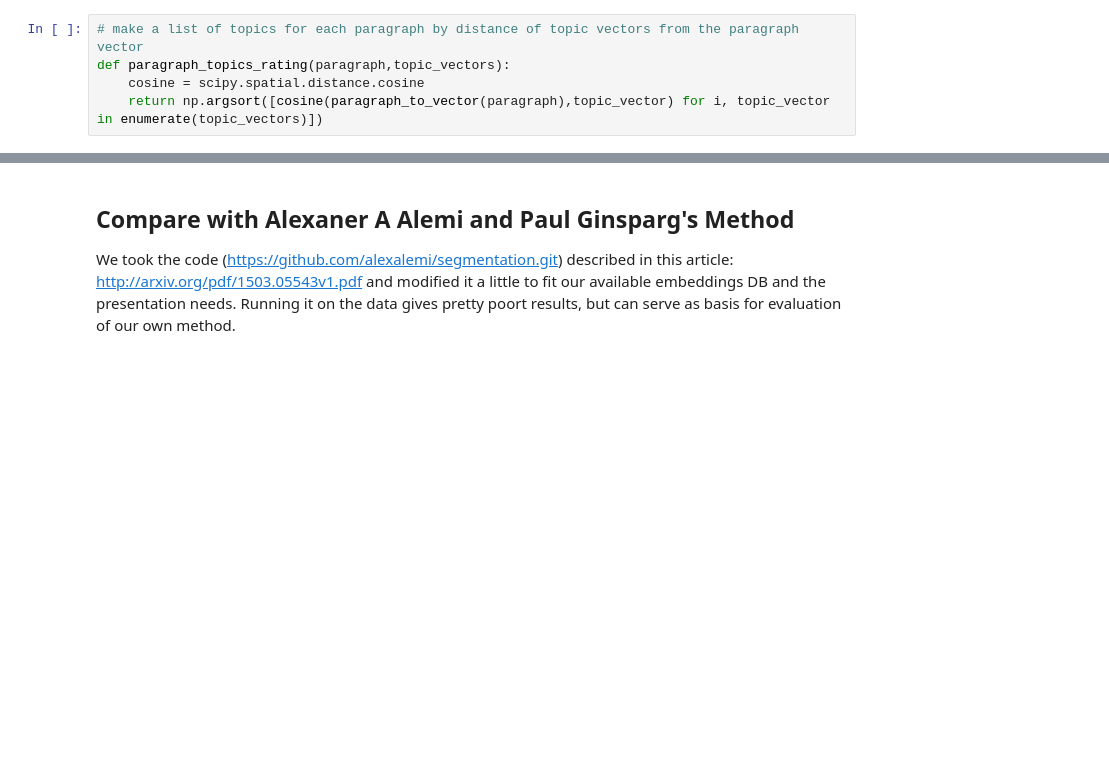
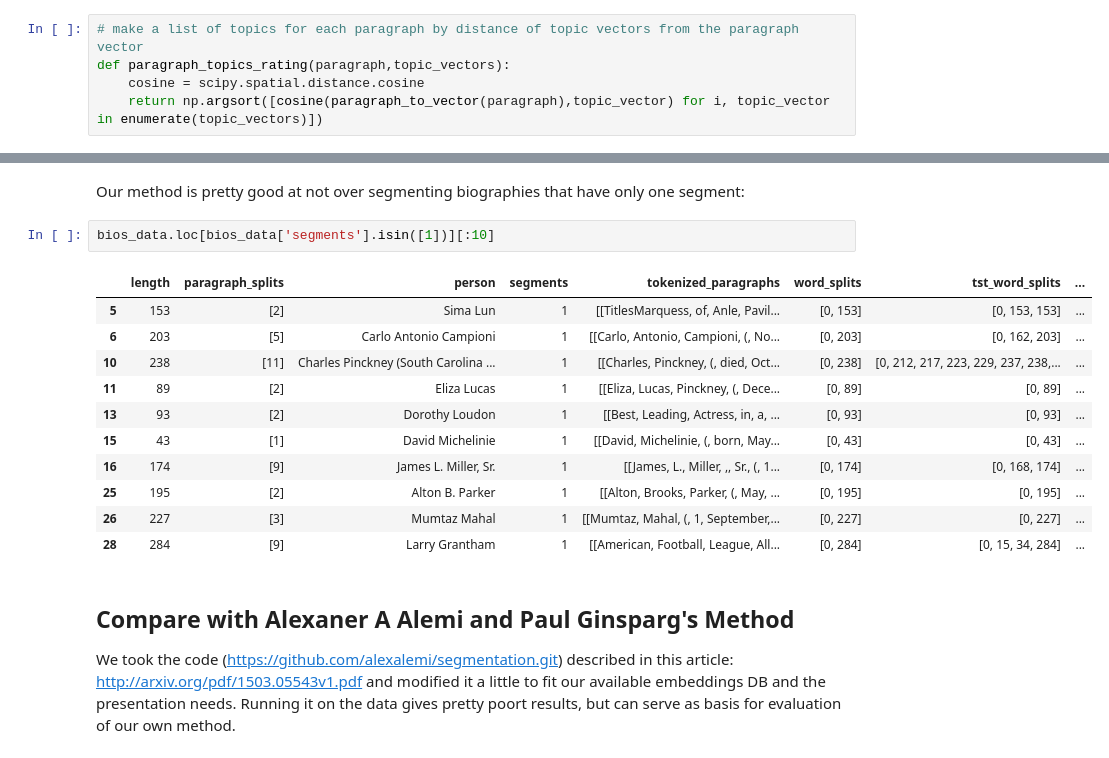
Before and after one commit to dianagastrin/NLP-Wikipedia-Paragrpah-Naming, a Jupyter notebook: segmentation.ipynb, the cells around one changed output, grey strips where cells are left out. Saved outputs shown, nothing was run; the diff lists cells and outputs as text; blank space fills up the shorter version.

Commit message:
save segmentation output for segments classifier

```diff
--- a/segmentation.ipynb
+++ b/segmentation.ipynb
@@ -299,3 +223,19 @@ bios_data[:5]
+# %% [markdown]
+Our method is pretty good at not over segmenting biographies that have only one segment:
+# %%
+bios_data.loc[bios_data['segments'].isin([1])][:10]
+# %% [output]
+|  | length | paragraph_splits | person | segments | tokenized_paragraphs | word_splits | tst_word_splits | ... |
+| 5 | 153 | [2] | Sima Lun | 1 | [[TitlesMarquess, of, Anle, Pavil... | [0, 153] | [0, 153, 153] | ... |
+| 6 | 203 | [5] | Carlo Antonio Campioni | 1 | [[Carlo, Antonio, Campioni, (, No... | [0, 203] | [0, 162, 203] | ... |
+| 10 | 238 | [11] | Charles Pinckney (South Carolina ... | 1 | [[Charles, Pinckney, (, died, Oct... | [0, 238] | [0, 212, 217, 223, 229, 237, 238,... | ... |
+| 11 | 89 | [2] | Eliza Lucas | 1 | [[Eliza, Lucas, Pinckney, (, Dece... | [0, 89] | [0, 89] | ... |
+| 13 | 93 | [2] | Dorothy Loudon | 1 | [[Best, Leading, Actress, in, a, ... | [0, 93] | [0, 93] | ... |
+| 15 | 43 | [1] | David Michelinie | 1 | [[David, Michelinie, (, born, May... | [0, 43] | [0, 43] | ... |
+| 16 | 174 | [9] | James L. Miller, Sr. | 1 | [[James, L., Miller, ,, Sr., (, 1... | [0, 174] | [0, 168, 174] | ... |
+| 25 | 195 | [2] | Alton B. Parker | 1 | [[Alton, Brooks, Parker, (, May, ... | [0, 195] | [0, 195] | ... |
+| 26 | 227 | [3] | Mumtaz Mahal | 1 | [[Mumtaz, Mahal, (, 1, September,... | [0, 227] | [0, 227] | ... |
+| 28 | 284 | [9] | Larry Grantham | 1 | [[American, Football, League, All... | [0, 284] | [0, 15, 34, 284] | ... |
 # %% [markdown]
 ## Compare with Alexaner A Alemi and Paul Ginsparg's Method
 We took the code (https://github.com/alexalemi/segmentation.git) described in this article:
```
Also changed, not shown: parts of 31 cells of this notebook, 1 other file.
